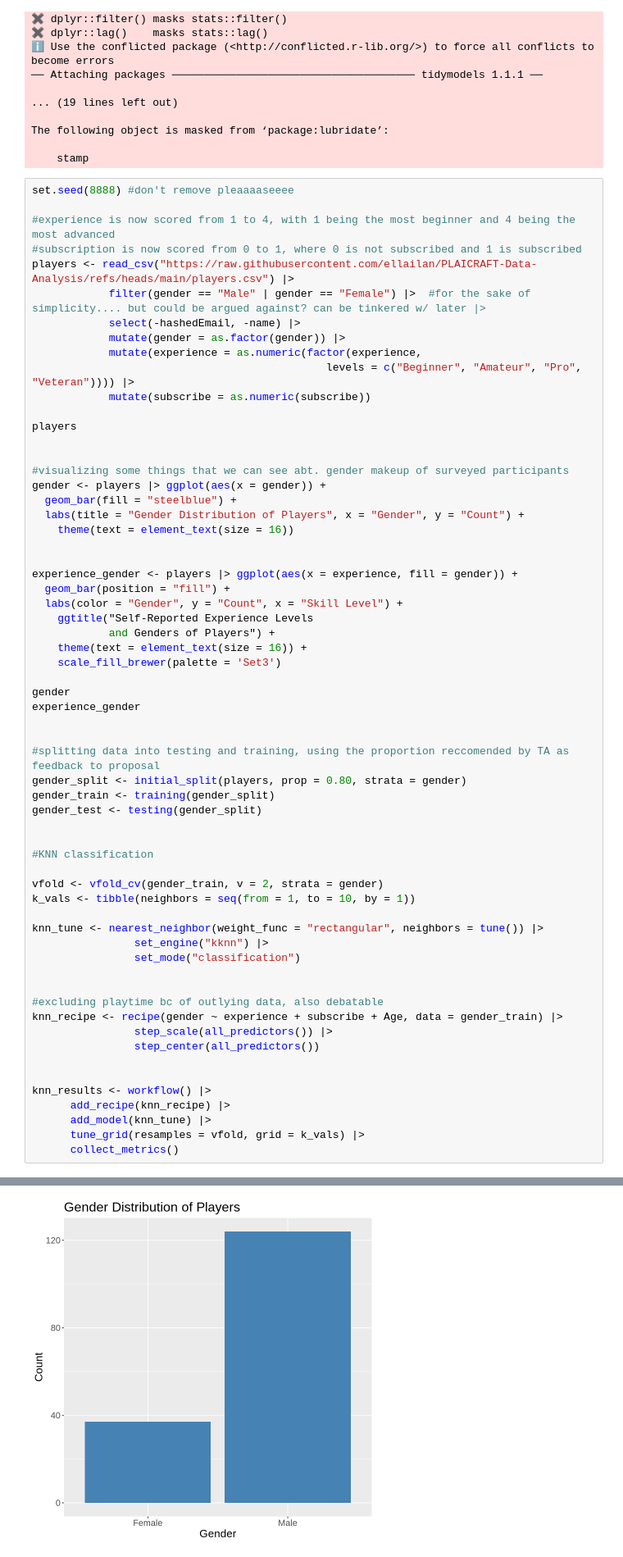
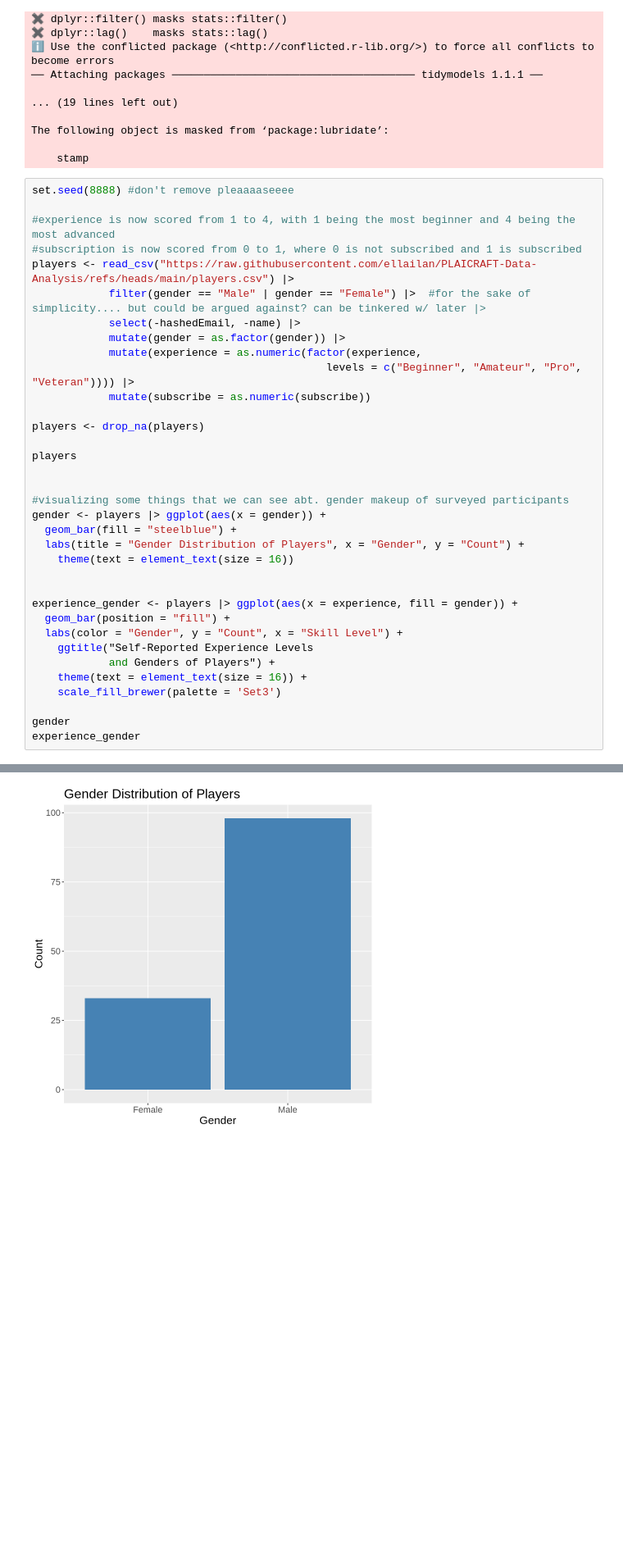
Before and after one commit to ellailan/PLAICRAFT-Data-Analysis, a Jupyter notebook: data-analysis.ipynb, the cells around one changed output, grey strips where cells are left out. Shown at 82% size. Cells and saved outputs as stored; diff of their text form; blank space fills up the shorter version.

Commit message:
Rudimentary data analysis

```diff
--- a/data-analysis.ipynb
+++ b/data-analysis.ipynb
@@ -37,6 +37,8 @@ players <- read_csv("https://raw.githubusercontent.com/ellailan/PLAICRAFT-Data-A
             mutate(experience = as.numeric(factor(experience,
                                               levels = c("Beginner", "Amateur", "Pro", "Veteran")))) |>
             mutate(subscribe = as.numeric(subscribe))
+
+players <- drop_na(players)
 
 players
 
@@ -58,35 +60,6 @@ experience_gender <- players |> ggplot(aes(x = experience, fill = gender)) +
 
 gender
 experience_gender
-
-
-#splitting data into testing and training, using the proportion reccomended by TA as feedback to proposal
-gender_split <- initial_split(players, prop = 0.80, strata = gender)
-gender_train <- training(gender_split)
-gender_test <- testing(gender_split)
-
-
-#KNN classification
-
-vfold <- vfold_cv(gender_train, v = 2, strata = gender)
-k_vals <- tibble(neighbors = seq(from = 1, to = 10, by = 1))
-
-knn_tune <- nearest_neighbor(weight_func = "rectangular", neighbors = tune()) |>
-                set_engine("kknn") |>
-                set_mode("classification")
-
-
-#excluding playtime bc of outlying data, also debatable
-knn_recipe <- recipe(gender ~ experience + subscribe + Age, data = gender_train) |>
-                step_scale(all_predictors()) |>
-                step_center(all_predictors())
-
-
-knn_results <- workflow() |>
-      add_recipe(knn_recipe) |>
-      add_model(knn_tune) |>
-      tune_grid(resamples = vfold, grid = k_vals) |>
-      collect_metrics()
 # %% [output]
 Rows: 196 Columns: 7
 ── Column specification ────────────────────────────────────────────────────────
@@ -112 +83 @@ Warning message:
-[figure, old version]
+[figure, new version]
```
Also changed, not shown: parts of 4 cells of this notebook.
